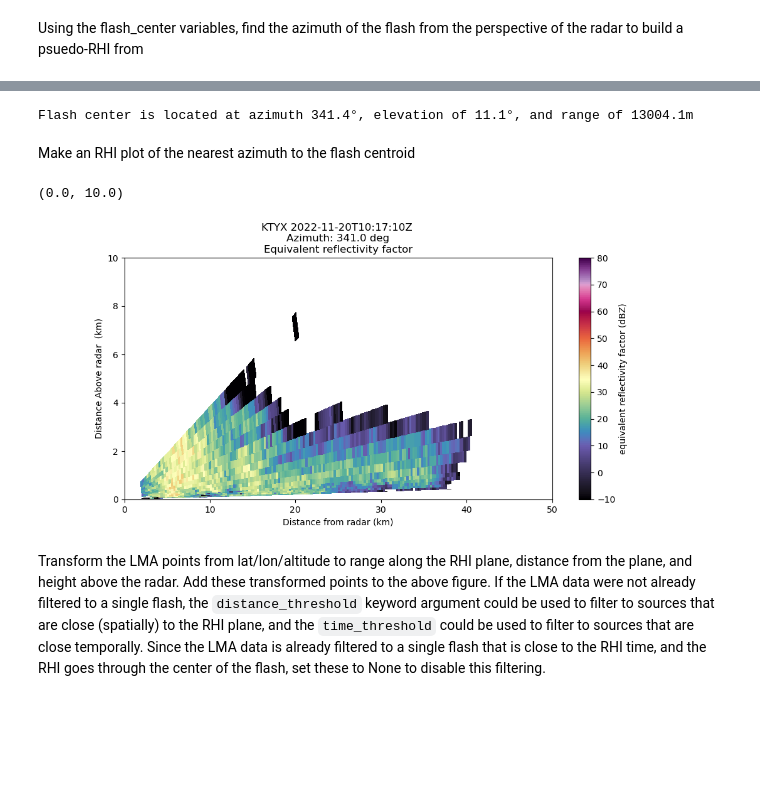
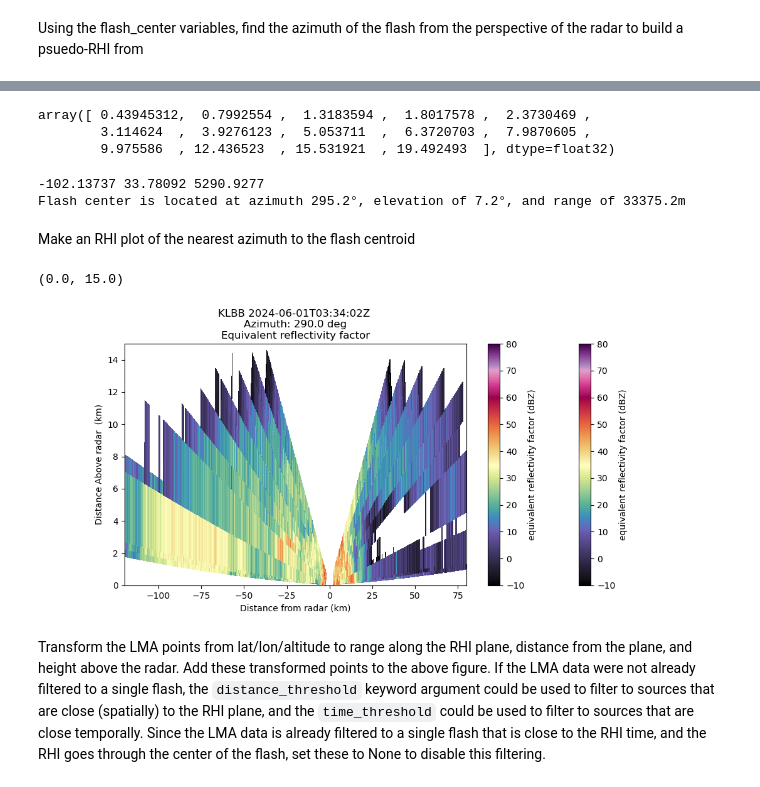
Before and after one commit to deeplycloudy/lmaworkshop, a Jupyter notebook: WTLMA/xlma_plots.ipynb, the cells around one changed output, grey strips where cells are left out. Saved outputs shown, nothing was run; the diff lists cells and outputs as text; code cells hidden in the pictures; blank space fills up the shorter version.

```diff
--- a/WTLMA/xlma_plots.ipynb
+++ b/WTLMA/xlma_plots.ipynb
@@ -194,7 +194,8 @@ debug_view = Output(layout={'border': '1px solid black'})
 
 class AnnotatedLMAPlot(InteractiveLMAPlot):
     def __init__(self, *args, **kwargs):
-        self.show_GLM=True
+        self.show_GLM16=True
+        self.show_GLM18=False
         self.show_ENTLN=False
 
         super(AnnotatedLMAPlot, self).__init__(*args, **kwargs)
@@ -205,9 +206,9 @@ class AnnotatedLMAPlot(InteractiveLMAPlot):
         # Use the built-in LMA functionality
         super(AnnotatedLMAPlot, self).make_plot()
 
-        if self.show_GLM:
+        if self.show_GLM16:
             glm16_edgecolor = (1.0,1.0,1.0,0.8)
-            glm16_color = (0.6,0.8,0.7,0.4)
+            glm16_color = (0.6,0.8,0.7,0.2)
             glm16_plot_sub = get_glm_plot_subset(self, glm16)
             if glm16_plot_sub.sizes['number_of_events'] > 0:
                 glm16_art = plot_glm_events(glm16_plot_sub, self.lma_plot, fake_alt=[0, 0.25],
@@ -217,6 +218,21 @@ class AnnotatedLMAPlot(InteractiveLMAPlot):
                                             should_parallax_correct=True)
                 # print(glm16_art)
                 self.data_artists.extend(glm16_art)
+                self.this_glm16 = glm16_plot_sub
+
+        if self.show_GLM18:
+            glm18_edgecolor = (1.0,1.0,1.0,0.8)
+            glm18_color = (0.6,0.8,0.7,0.2)
+            glm18_plot_sub = get_glm_plot_subset(self, glm18)
+            if glm18_plot_sub.sizes['number_of_events'] > 0:
+                glm18_art = plot_glm_events(glm18_plot_sub, self.lma_plot, fake_alt=[0, 0.25],
+                                            poly_kwargs={'cmap' : 'plasma_r', 'alpha':0.5, 'zorder':0},
+                                            vlines_kwargs=dict(linewidths=0.5, color=glm18_color),
+                                            points_kwargs=dict(marker='o', mec=glm18_edgecolor, mfc=glm18_color, mew=0.5, ms=6, ls=''),
+                                            should_parallax_correct=True)
+                # print(glm18_art)
+                self.data_artists.extend(glm18_art)
+                self.this_glm18 = glm18_plot_sub
 
         # Add our own title
         tlim = self.bounds['t']
@@ -237,18 +253,21 @@ class AnnotatedLMAPlot(InteractiveLMAPlot):
             entln_sub = get_2d_network_subset(self, entln_data)
             entln_art = plot_2d_network_points(self.lma_plot, entln_sub, color_by='polarity', actual_height=entln_data['icheight']/1000)
             for art in entln_art: new_artists.extend(art) # it's a list of lists
+            self.this_entln = entln_sub
         self.data_artists.extend(new_artists)
 
 
 class XLMAControls(object):
     def __init__(self, interactive_lma):
         self.xlma = interactive_lma
-        self.w_show_glm = widgets.Checkbox(value=True, description='GLM')
+        self.w_show_glm16 = widgets.Checkbox(value=True, description='GLM16')
+        self.w_show_glm18 = widgets.Checkbox(value=False, description='GLM18')
         self.w_show_entln = widgets.Checkbox(value=True, description='ENTLN')
 
-    def XLMAinteract(self, show_glm=True, show_entln=False):
+    def XLMAinteract(self, show_glm16=True, show_glm18=False, show_entln=True):
         """ Called after the controls are changed in the widget interface."""
-        self.xlma.show_GLM=show_glm
+        self.xlma.show_GLM16=show_glm16
+        self.xlma.show_GLM18=show_glm18
         self.xlma.show_ENTLN=show_entln
         self.xlma.make_plot()
 # %%
@@ -331,7 +423,7 @@ interact_lma.this_lma_sel = selection
 
 We do not yet capture the GLM or ENTLN data being shown in the current plot. B.L. from Oswego has also made some progress on doing the ENTLN subsetting in a way that works with interaction - check with him, too.
 # %%
-selected_data = interact_lma.ds.copy()
+selected_data = interact_lma.ds[{'number_of_events':interact_lma.this_lma_sel}].copy()
 center_lon = selected_data.event_longitude.mean(dim='number_of_events').data.item()
 center_lat = selected_data.event_latitude.mean(dim='number_of_events').data.item()
 center_alt = selected_data.event_altitude.mean(dim='number_of_events').data.item()
@@ -345,7 +437,7 @@ print(selected_time)
 # %%
 import nexradaws
 conn = nexradaws.NexradAwsInterface()
-radar_id = 'KTYX'
+radar_id = 'KLBB'
 
 range_start = selected_time - dt.timedelta(minutes=5)
 range_end = selected_time + dt.timedelta(minutes=5)
@@ -391,3 +543,9 @@ Using the flash_center variables, find the azimuth of the flash from the perspec
+# %%
+radar.elevation['data'][radar.sweep_start_ray_index['data']+50]
+# %% [output]
+array([ 0.43945312,  0.7992554 ,  1.3183594 ,  1.8017578 ,  2.3730469 ,
+        3.114624  ,  3.9276123 ,  5.053711  ,  6.3720703 ,  7.9870605 ,
+        9.975586  , 12.436523  , 15.531921  , 19.492493  ], dtype=float32)
 # %%
 radar_lon = radar.longitude['data'][0]
 radar_lat = radar.latitude['data'][0]
@@ -397,25 +555,32 @@ radar_time = pyart.util.datetime_from_radar(radar)
 plate_carree_projection = coords.GeographicSystem()
 radar_coords = coords.RadarCoordinateSystem(radar_lat, radar_lon, radar_alt)
 
-selected_data.flash_center_longitude.data, selected_data.flash_center_latitude.data, selected_data.flash_center_altitude.data
-flash_range, flash_azimuth, flash_elevation = radar_coords.fromECEF(*plate_carree_projection.toECEF(selected_data.flash_center_longitude.data, selected_data.flash_center_latitude.data, selected_data.flash_center_altitude.data))
+# print(selected_data.flash_center_longitude.data, selected_data.flash_center_latitude.data, selected_data.flash_center_altitude.data)
+print(selected_data.event_longitude.data.mean(), selected_data.event_latitude.data.mean(), selected_data.event_altitude.data.mean())
+flash_range, flash_azimuth, flash_elevation = radar_coords.fromECEF(*plate_carree_projection.toECEF(
+    selected_data.event_longitude.data.mean(), selected_data.event_latitude.data.mean(), selected_data.event_altitude.data.mean()))
 flash_range = flash_range[0]
 flash_azimuth = flash_azimuth[0]
 flash_elevation = flash_elevation[0]
 print(f'Flash center is located at azimuth {flash_azimuth:.1f}°, elevation of {flash_elevation:.1f}°, and range of {flash_range:.1f}m')
 # %% [output]
-Flash center is located at azimuth 341.4°, elevation of 11.1°, and range of 13004.1m
+-102.13737 33.78092 5290.9277
+Flash center is located at azimuth 295.2°, elevation of 7.2°, and range of 33375.2m
 # %% [markdown]
 Make an RHI plot of the nearest azimuth to the flash centroid
 # %%
+flash_azimuth_left = 290.0 # uses this one for LMA plotting on the RHI
+flash_azimuth_right = 89.0 # look at some other angle to get the convective core.
+
 rhi_fig = plt.figure(figsize=(11, 5))
 rhi_ax = rhi_fig.gca()
-rmd.plot_azimuth_to_rhi(field_i_want, int(flash_azimuth), vmin=-10, vmax=80, cmap='ChaseSpectral', ax=rhi_ax, fig=rhi_fig)
-rhi_ax.set_xlim([0, 50])
-rhi_ax.set_ylim([0, 10])
+rmd.plot_azimuth_to_rhi(field_i_want, int(flash_azimuth_right), edges=True, reverse_xaxis=False, vmin=-10, vmax=80, cmap='ChaseSpectral', ax=rhi_ax, fig=rhi_fig)
+rmd.plot_azimuth_to_rhi(field_i_want, int(flash_azimuth_left), edges=True, reverse_xaxis=True, vmin=-10, vmax=80, cmap='ChaseSpectral', ax=rhi_ax, fig=rhi_fig)
+rhi_ax.set_xlim([-120, 80])
+rhi_ax.set_ylim([0, 15])
 # %% [output]
-(0.0, 10.0)
+(0.0, 15.0)
-[figure, old version]
+[figure, new version]
 # %% [markdown]
 Transform the LMA points from lat/lon/altitude to range along the RHI plane, distance from the plane, and height above the radar. Add these transformed points to the above figure. If the LMA data were not already filtered to a single flash, the `distance_threshold` keyword argument could be used to filter to sources that are close (spatially) to the RHI plane, and the `time_threshold` could be used to filter to sources that are close temporally. Since the LMA data is already filtered to a single flash that is close to the RHI time, and the RHI goes through the center of the flash, set these to None to disable this filtering.
 # %%
```
Also changed, not shown: parts of 28 cells of this notebook.
